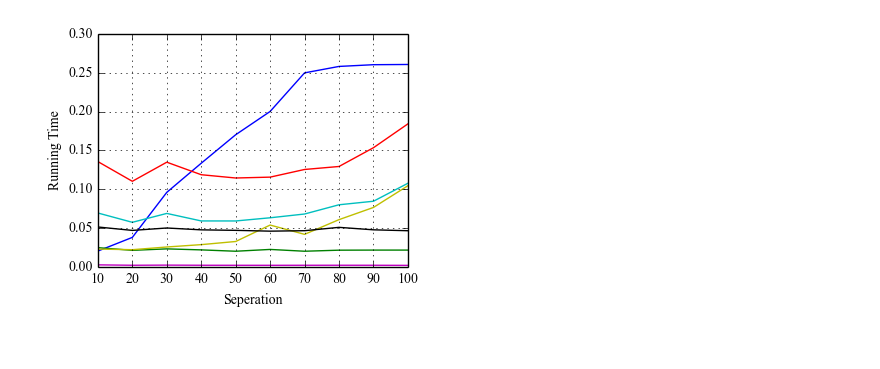
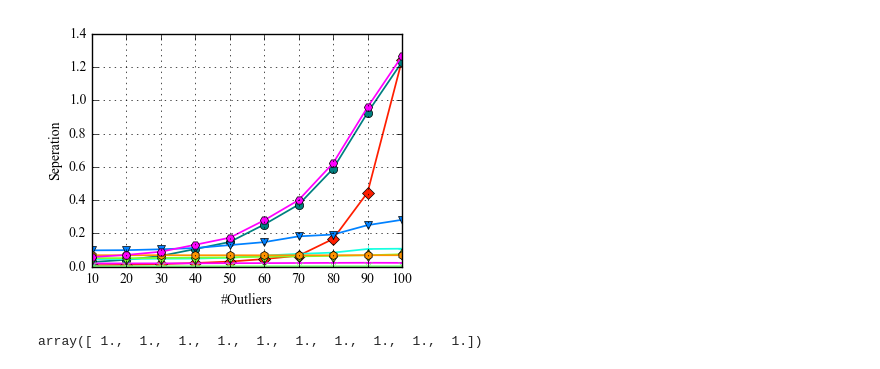
Before and after one commit to zzhang1987/HyperGraphMatchingBP, a Jupyter notebook: demoHouse.ipynb, the cells around one changed output. Saved outputs shown, nothing was run; the diff lists cells and outputs as text; code cells hidden in the pictures.

```diff
--- a/demoHouse.ipynb
+++ b/demoHouse.ipynb
@@ -259,23 +235,19 @@ StoreForPlot['Obj'] = MeanObj
 
 sio.savemat('PlotData.mat', StoreForPlot)
 # %%
-import matplotlib.pyplot as plt
-import matplotlib
-
-%matplotlib inline
-
-%matplotlib inline
 plt.figure(num=None, figsize=(4, 3), dpi=80, facecolor='w', edgecolor='k')
 
 
 for ai in xrange(NofAlgorithms):
-    plt.plot(range(10,101,10), MeanObj[:,ai], label=AlgorithmNames[ai])
-plt.ylim([0.9,1])
+    if(AlgorithmNames[Seq[ai]] == 'OursPW'):
+        continue
+    plt.plot(range(10,101,10), MeanObj[:,Seq[ai]], label=AlgorithmNames[Seq[ai]],
+             color=Colors[Seq[ai]], marker=Markers[Seq[ai]])
+plt.ylim([0.25,1.02])
 plt.ylabel('Obj. Value')
 plt.xlabel('Seperation')
 plt.grid(True)
 plt.savefig('House_Obj.pdf')    # <-- loses transparency
 
-
-#plt.legend(shadow=True, fancybox=True,loc='upper center', bbox_to_anchor=(0.5,-0.15), ncol=7)
+plt.figure(num=None, figsize=(4, 3), dpi=80, facecolor='w', edgecolor='k')
 # %% [output]
@@ -283,17 +257,21 @@ plt.savefig('House_Obj.pdf')    # <-- loses transparency
 # %%
-import matplotlib.pyplot as plt
-import matplotlib
 
-%matplotlib inline
+
 plt.figure(num=None, figsize=(4, 3), dpi=80, facecolor='w', edgecolor='k')
 
 
 for ai in xrange(NofAlgorithms):
-    plt.plot(range(10,101,10), MeanRtime[:,ai], label=AlgorithmNames[ai])
-plt.ylabel('Running Time')
-plt.xlabel('Seperation')
+    plt.plot(range(10,101,10), MeanRtime[:,Seq[ai]], label=AlgorithmNames[Seq[ai]],
+             color=Colors[Seq[ai]], marker=Markers[Seq[ai]], linewidth=1.25)
+
+plt.ylabel('Seperation')
+plt.xlabel('#Outliers')
 
 plt.grid(True)
-plt.savefig('House_Time.pdf')    # <-- loses transparency
+plt.savefig('Car_Time.pdf')    # <-- loses transparency
 # %% [output]
-[figure, old version]
+[figure, new version]
+# %%
+MeanAcc[:,0]
+# %% [output]
+array([ 1.,  1.,  1.,  1.,  1.,  1.,  1.,  1.,  1.,  1.])
```
Also changed, not shown: parts of 6 cells of this notebook, 2 other files.
